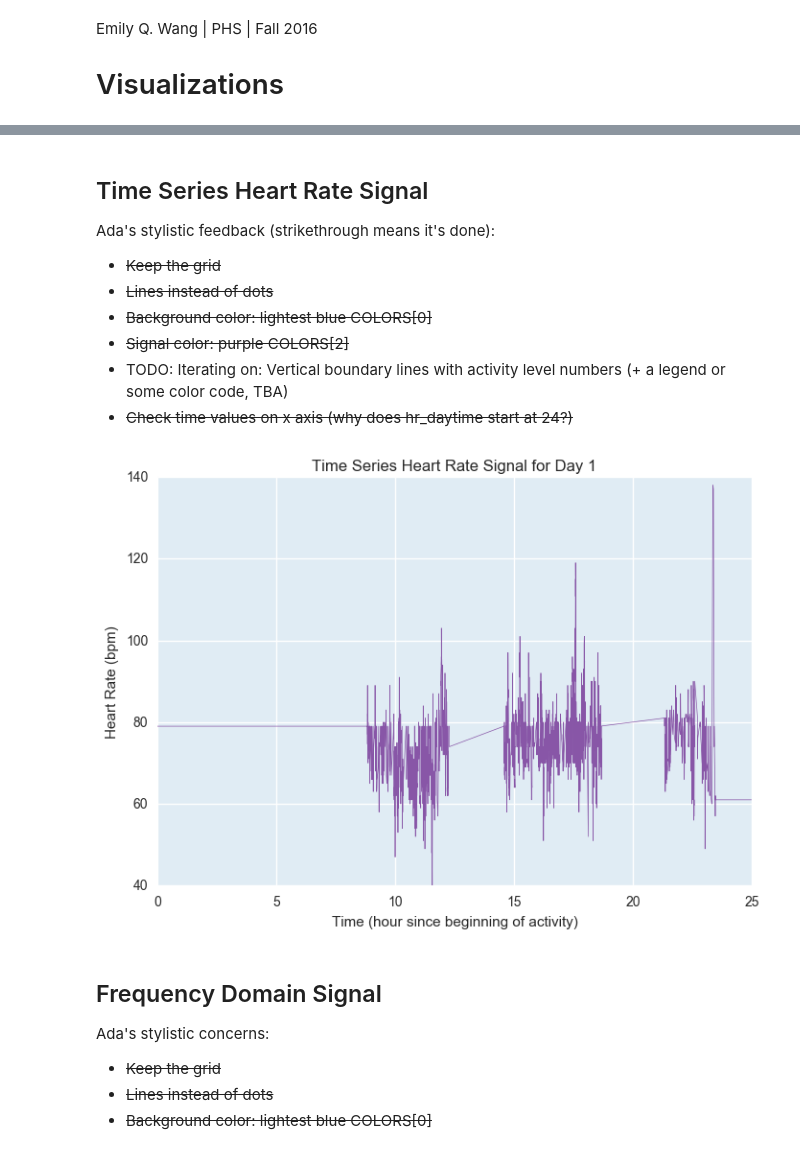
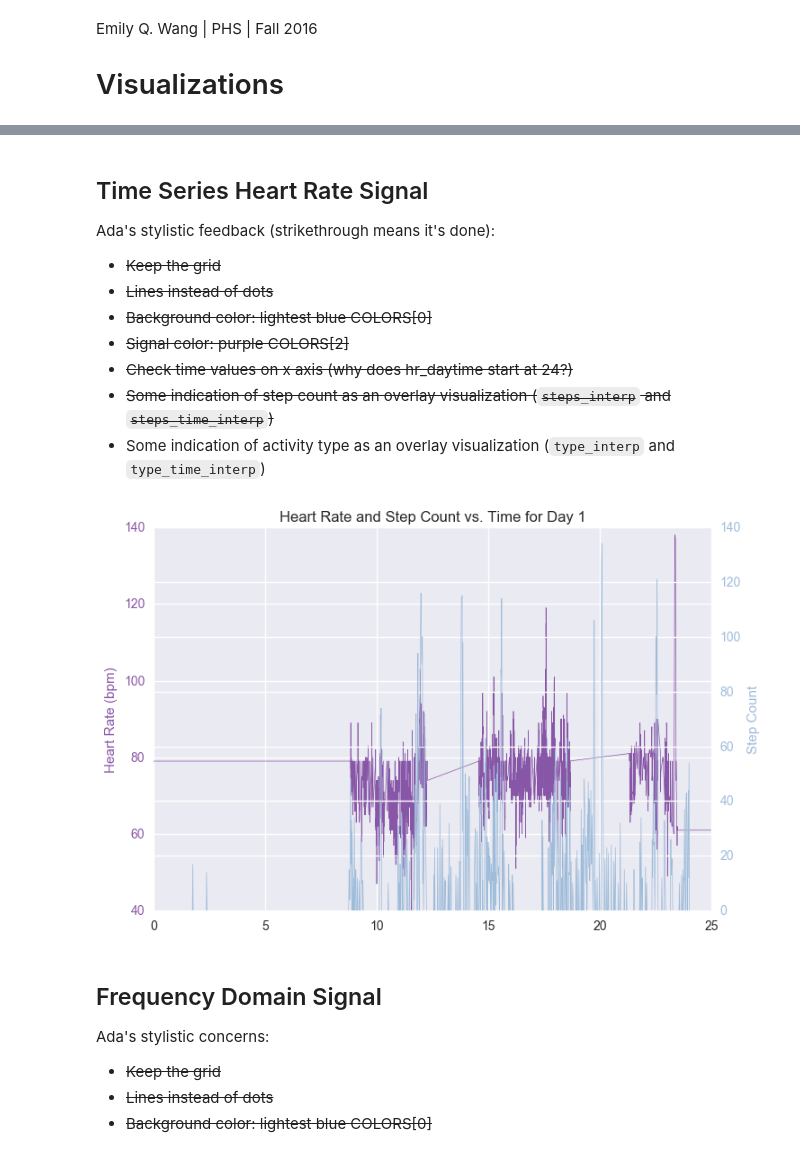
Before and after one commit to terrrychan/PHS-Project, a Jupyter notebook: Visualizations.ipynb, the cells around one changed output, grey strips where cells are left out. Saved outputs shown, nothing was run; the diff lists cells and outputs as text; code cells hidden in the pictures.

Commit message:
heart rate and step count vs. time

```diff
--- a/Visualizations.ipynb
+++ b/Visualizations.ipynb
@@ -22,10 +22,13 @@ COLORS = ['#e0ecf4', # light gray-blue
           '#8856a7'] # purple
 
 BGCOLOR = COLORS[0]
+
 LINEALPHA = 1.0
 LINECOLOR = COLORS[2]
 LINEWIDTH = 0.5
 LINESTYLE = '-'
+
+STEPCOUNTLINECOLOR = COLORS[1]
 
 VLINEALPHA = 0.5
 VLINECOLOR = 'k'
@@ -64,25 +78,45 @@ Ada's stylistic feedback (strikethrough means it's done):
 - ~~Lines instead of dots~~
 - ~~Background color: lightest blue COLORS[0]~~
 - ~~Signal color: purple COLORS[2]~~
-- TODO: Iterating on: Vertical boundary lines with activity level numbers (+ a legend or some color code, TBA)
 - ~~Check time values on x axis (why does hr_daytime start at 24?)~~
+- ~~Some indication of step count as an overlay visualization (`steps_interp` and `steps_time_interp`)~~
+- Some indication of activity type as an overlay visualization (`type_interp` and `type_time_interp`)
 # %%
-plt.plot(data['hr_time_interp'].subtract(16),
+# heart rate
+fig, ax1 = plt.subplots()
+ax1.plot(data['hr_time_interp'].subtract(16),
          # the subtract(16) is because the data begins at hour 16 rather than hour 0
          data['hr_interp'],
          linestyle=LINESTYLE, alpha=LINEALPHA, color=LINECOLOR, linewidth=LINEWIDTH)
+ax1.set_ylabel('Heart Rate (bpm)')
+ax1.yaxis.label.set_color(LINECOLOR)
+for ytick in ax1.get_yticklabels():
+    ytick.set_color(LINECOLOR)
+
+
+# step count
+ax2 = ax1.twinx()
+ax2.plot(data['steps_time_interp'].subtract(16),
+         data['steps_interp'],
+         linestyle=LINESTYLE, alpha=LINEALPHA, color=STEPCOUNTLINECOLOR, linewidth=LINEWIDTH)
+ax2.set_ylabel('Step Count')
+ax2.yaxis.label.set_color(STEPCOUNTLINECOLOR)
+for ytick in ax2.get_yticklabels():
+    ytick.set_color(STEPCOUNTLINECOLOR)
+
+# activity type
 
 axes = plt.gca()
 axes.set_axis_bgcolor(BGCOLOR)
 
 plt.xlabel('Time (hour since beginning of activity)')
-plt.ylabel('Heart Rate (bpm)')
-plt.title('Time Series Heart Rate Signal for Day 1')
+plt.title('Heart Rate and Step Count vs. Time for Day 1')
 
-plt.savefig('day1_TimeSeriesHeartRateSignal.png', format='png')
+plt.savefig('day1_TimeSeriesHeartRateStepCount.png', format='png')
+plt.savefig('day1_TimeSeriesHeartRateStepCount.pdf', format='pdf')
 plt.show()
 # %% [output]
-[figure, old version]
+[figure, new version]
 # %% [markdown]
 ## Frequency Domain Signal
 
```
Also changed, not shown: parts of 1 cell of this notebook, 2 other files.
